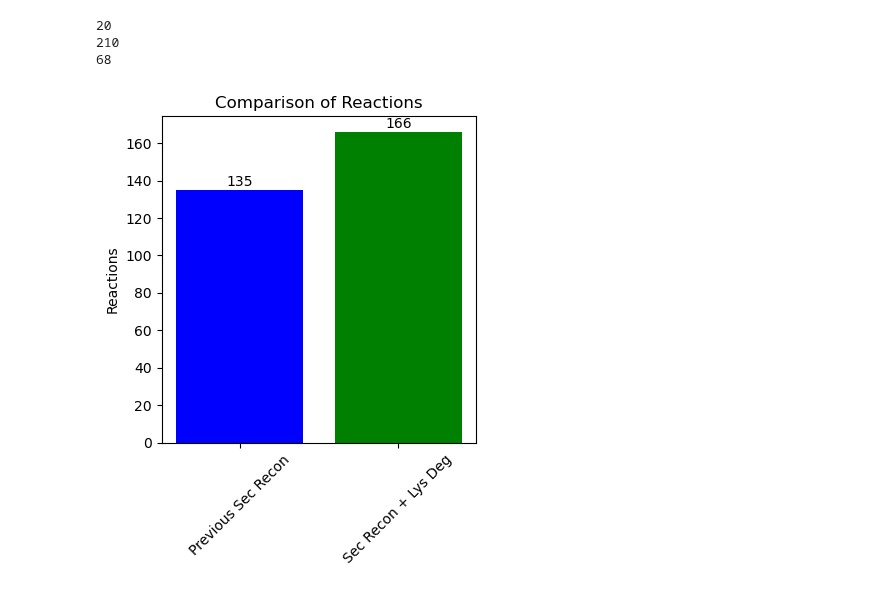
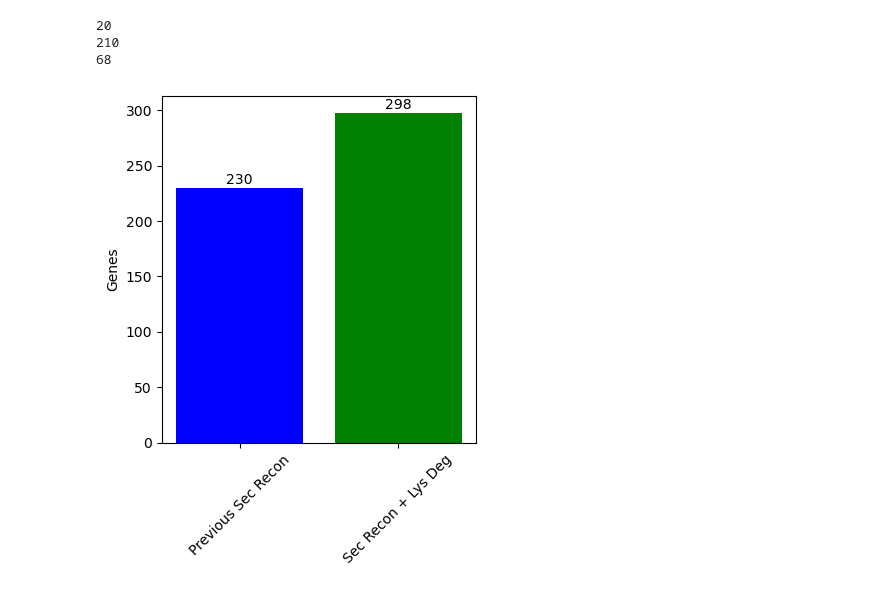
Before and after one commit to pablodig/secRecon-Secretory-Pathway-Reconstruction, a Jupyter notebook: Sec_Recon_Reactions.ipynb, the cells around one changed output. Drawn from its saved outputs; the diff is of its cells as text; code cells hidden in the pictures.

```diff
--- a/Sec_Recon_Reactions.ipynb
+++ b/Sec_Recon_Reactions.ipynb
@@ -176,6 +180,15 @@ lysosomal = sec_reactions[-31:]
 len(lysosomal)
 # %% [output]
 31
+# %%
+
+gene_ids_jh = []
+
+for entry in jahirs_og['GPR_final'].dropna():  # Drop NaN values to avoid errors
+    # Find all occurrences of gene IDs (assumed to be numerical)
+    ids = re.findall(r'\b\d+\b', entry)
+    gene_ids_jh.extend(ids)
+unique_gene_ids_jh = list(set(gene_ids_jh))
 # %%
 
 gene_ids_ls = []
@@ -209,30 +222,29 @@ print(len(unique_ls))
 68
 # %%
 # Assuming unique_gene_ids_jh and unique_gene_ids_ls are already defined and are sets
-length_jh = len(jahirs_og)
-length_total = len(jahirs_og)+len(lysosomal)
+length_jh = len(unique_gene_ids_jh)
+length_total = len(unique_gene_ids_jh)+len(unique_ls)
 
 # Names of the groups
 groups = ['Previous Sec Recon', 'Sec Recon + Lys Deg']
 
 # Lengths of the groups
 lengths = [length_jh, length_total]
 
 # Creating the bar plot
 plt.figure(figsize=(4, 5))  # Adjust size as needed
 bars = plt.bar(groups, lengths, color=['blue', 'green'])  # You can choose any color
 
 # Adding text labels above the bars
 for bar in bars:
     yval = bar.get_height()
     plt.text(bar.get_x() + bar.get_width()/2, yval + 0.5, round(yval, 1), ha='center', va='bottom')
 
-plt.ylabel('Reactions')
-plt.title('Comparison of Reactions')
+plt.ylabel('Genes')
 plt.xticks(rotation=45)
 plt.tight_layout()
 
 plt.savefig('gene_ids_comparison.png', format='png', dpi=300)
 plt.show()
 # %% [output]
-[figure, old version]
+[figure, new version]
```
Also changed, not shown: parts of 4 cells of this notebook, 10 other files.
